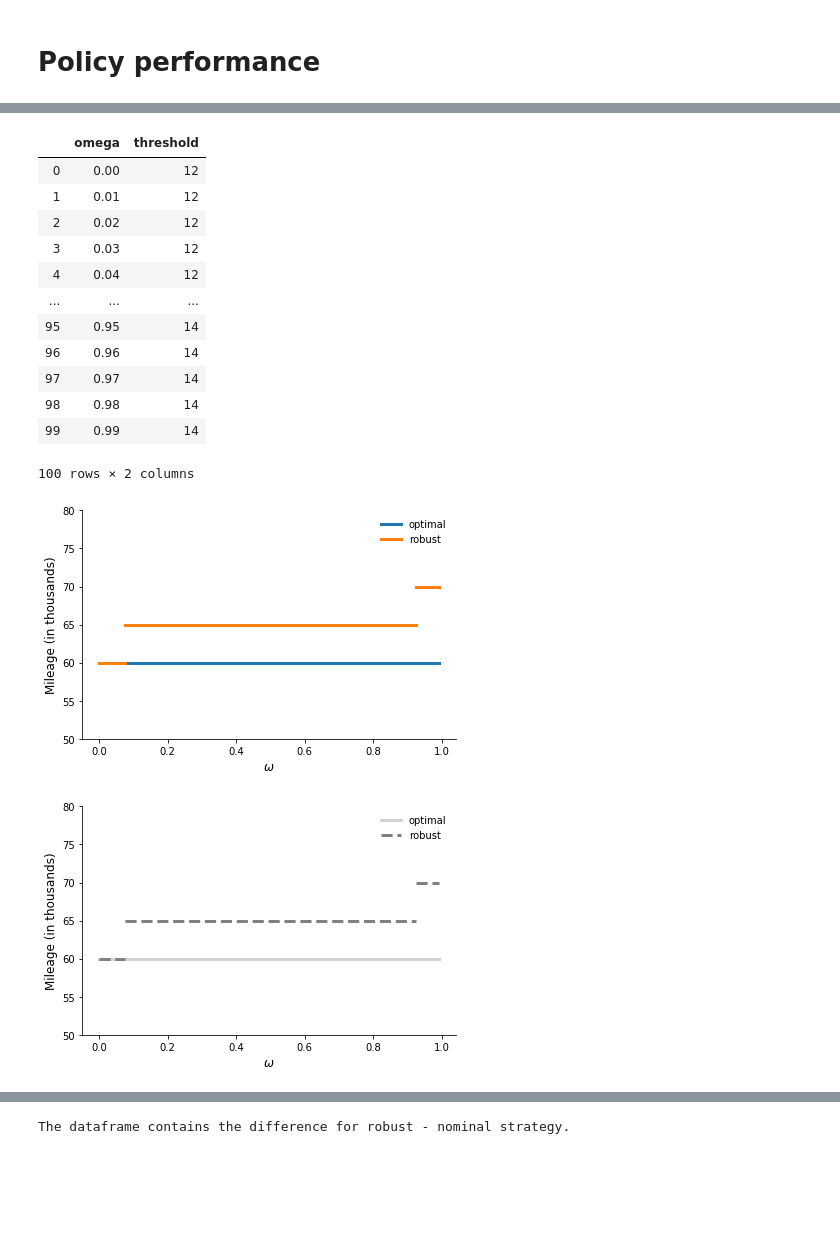
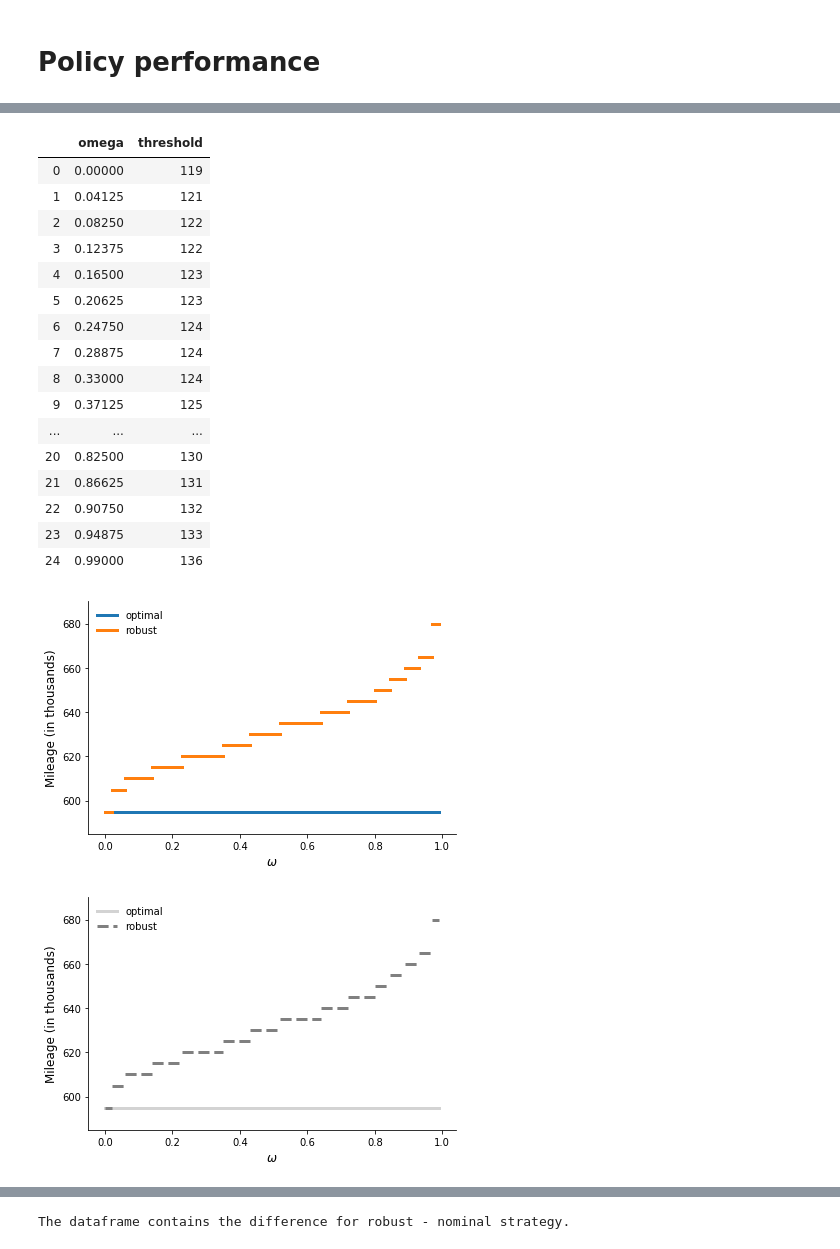
Before and after one commit to robustzurcher/analysis, a Jupyter notebook: notebooks/03_application.ipynb, the cells around one changed output, grey strips where cells are left out. Drawn from its saved outputs; the diff is of its cells as text; code cells hidden in the pictures; blank space fills up the shorter version.

```diff
--- a/notebooks/03_application.ipynb
+++ b/notebooks/03_application.ipynb
@@ -101,21 +88,25 @@ get_demonstration(df, max_period)
 # %%
-df_thresholds()
+df_thresholds("linear")
 # %% [output]
 |  | omega | threshold |
-| 0 | 0.00 | 12 |
-| 1 | 0.01 | 12 |
-| 2 | 0.02 | 12 |
-| 3 | 0.03 | 12 |
-| 4 | 0.04 | 12 |
+| 0 | 0.00000 | 119 |
+| 1 | 0.04125 | 121 |
+| 2 | 0.08250 | 122 |
+| 3 | 0.12375 | 122 |
+| 4 | 0.16500 | 123 |
+| 5 | 0.20625 | 123 |
+| 6 | 0.24750 | 124 |
+| 7 | 0.28875 | 124 |
+| 8 | 0.33000 | 124 |
+| 9 | 0.37125 | 125 |
 | ... | ... | ... |
-| 95 | 0.95 | 14 |
-| 96 | 0.96 | 14 |
-| 97 | 0.97 | 14 |
-| 98 | 0.98 | 14 |
-| 99 | 0.99 | 14 |
+| 20 | 0.82500 | 130 |
+| 21 | 0.86625 | 131 |
+| 22 | 0.90750 | 132 |
+| 23 | 0.94875 | 133 |
+| 24 | 0.99000 | 136 |
-100 rows × 2 columns
 # %%
-get_replacement_thresholds()
+get_replacement_thresholds("linear")
 # %% [output]
-[figure, old version]
+[figure, new version]
-[figure, old version]
+[figure, new version]
```
Also changed, not shown: parts of 25 cells of this notebook, 2 other files.
